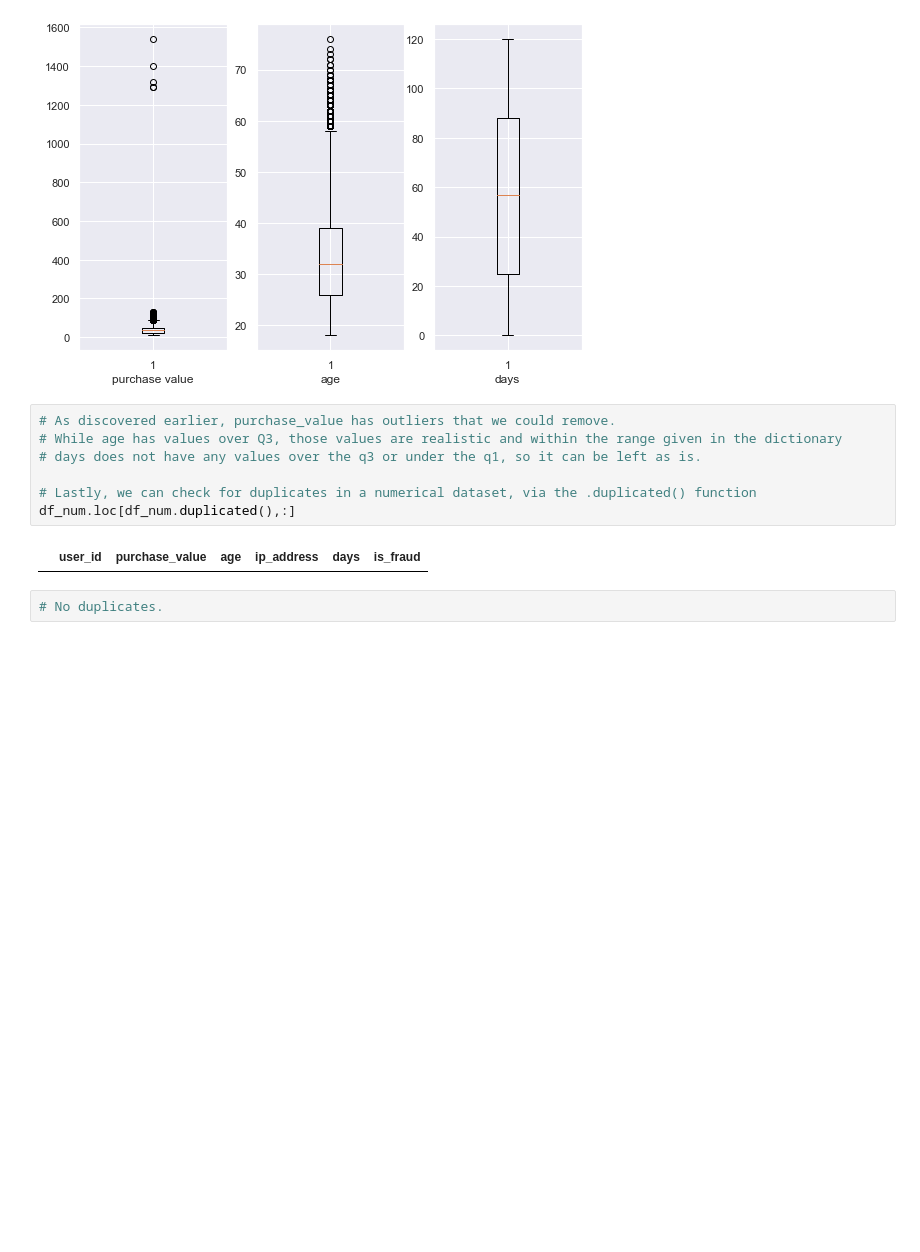
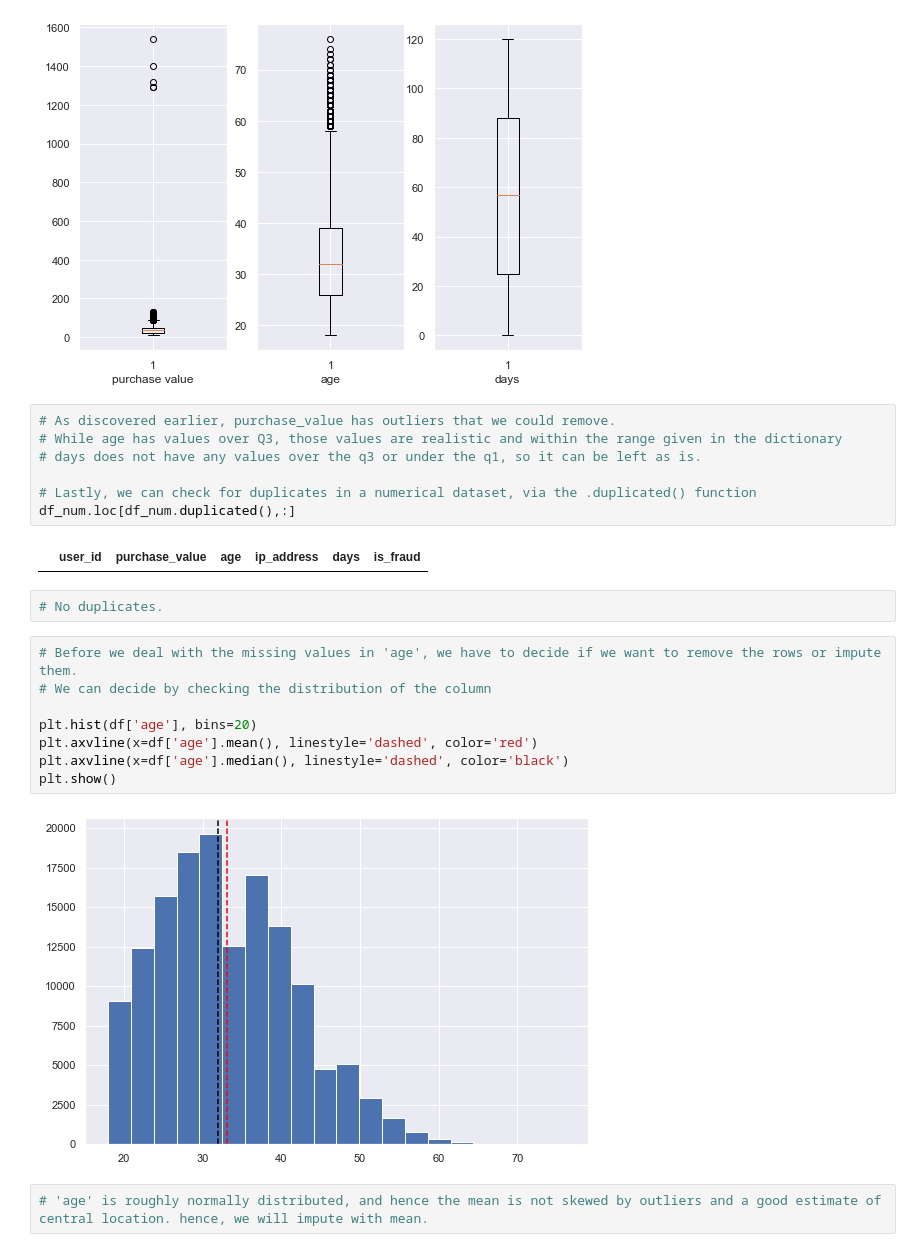
Before and after one commit to TeoTzeShuen/school, a Jupyter notebook: Individual Project/project.ipynb, the cells around one changed output. Saved outputs shown, nothing was run; the diff lists cells and outputs as text; blank space fills up the shorter version.

```diff
--- a/Individual Project/project.ipynb
+++ b/Individual Project/project.ipynb
@@ -161,6 +161,18 @@ df_num.loc[df_num.duplicated(),:]
 |  | user_id | purchase_value | age | ip_address | days | is_fraud |
 # %%
 # No duplicates.
+# %%
+# Before we deal with the missing values in 'age', we have to decide if we want to remove the rows or impute them.
+# We can decide by checking the distribution of the column
+
+plt.hist(df['age'], bins=20)
+plt.axvline(x=df['age'].mean(), linestyle='dashed', color='red')
+plt.axvline(x=df['age'].median(), linestyle='dashed', color='black')
+plt.show()
+# %% [output]
+[figure, added]
+# %%
+# 'age' is roughly normally distributed, and hence the mean is not skewed by outliers and a good estimate of central location. hence, we will impute with mean.
 # %%
 # TASK 3: Cleaning of data
 
```
Also changed, not shown: parts of 5 cells of this notebook.
